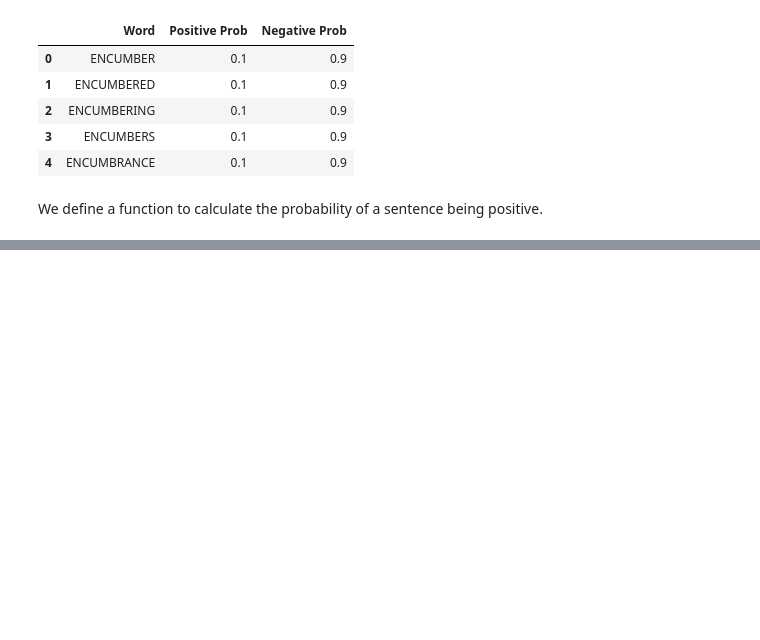
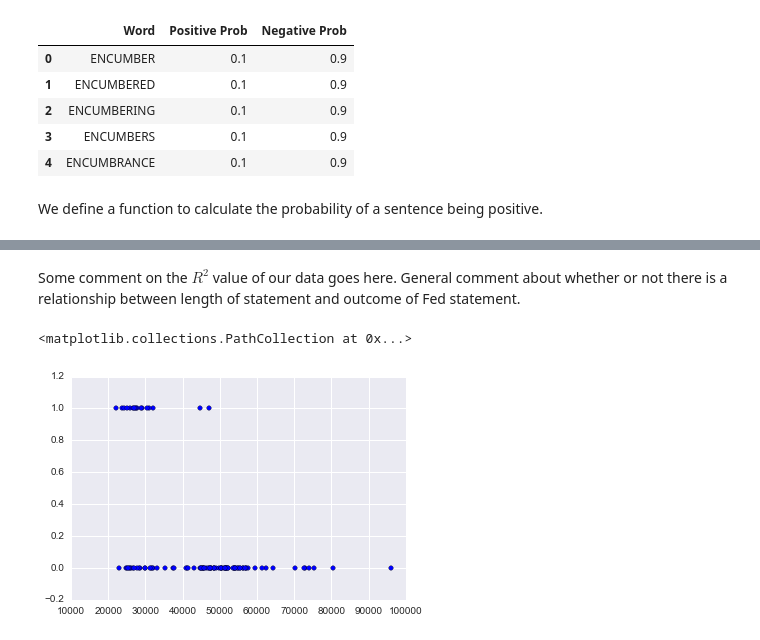
Before and after one commit to jamescurtin/cs109_fp, a Jupyter notebook: george/Sentiment Analysis-gz1.ipynb, the cells around one changed output, grey strips where cells are left out. Saved outputs shown, nothing was run; the diff lists cells and outputs as text; code cells hidden in the pictures; blank space fills up the shorter version.

```diff
--- a/george/Sentiment Analysis-gz1.ipynb
+++ b/george/Sentiment Analysis-gz1.ipynb
@@ -325,0 +259,6 @@ TODO:
+# %%
+len(fomc_mins)
+for key in fomc_mins.keys():
+    if key not in decisions.keys():
+        decisions[key] = [0,0,0,0,0]
+len(fomc_mins.keys())
@@ -326,3 +267,15 @@ TODO:
+# %%
+X = []; y = []
+for key in fomc_mins.keys():
+    l = []
+    adjs = fomc_parts[key][1]
+    for adjlist in adjs:
+        for a in adjlist:
+            l.append(a)
+    X.append(l)
+    y.append(decisions[key][2])
+X = np.array(X)
+y = np.array(y)
 # %%
 from sklearn.cross_validation import train_test_split
 itrain, itest = train_test_split(xrange(len(X)), train_size=0.7)
@@ -535,0 +539,8 @@ def modified_calc_pplus(adjlist, dict_probs, lp, ln, pp, pn):
+# %%
+length = []
+for key in fomc_mins.keys():
+    new = (len(pq(fomc_mins[key]).text()),decisions[key][2])
+    length.append(new)
+
+length_data = pd.DataFrame(length, columns = ["Length", "Y"])
+length_data.head()
@@ -535,0 +579,12 @@ def modified_calc_pplus(adjlist, dict_probs, lp, ln, pp, pn):
+# %%
+for key in decisions.keys():
+    if decisions[key][2] == -1:
+        decisions[key][2] = 0
+
+length = []
+for key in fomc_mins.keys():
+    new = (len(pq(fomc_mins[key]).text()),decisions[key][2])
+    length.append(new)
+
+length_data = pd.DataFrame(length, columns = ["Length", "Y"])
+length_data.head()
@@ -535,0 +620,7 @@ def modified_calc_pplus(adjlist, dict_probs, lp, ln, pp, pn):
+# %% [markdown]
+Some comment on the $R^2$ value of our data goes here. General comment about whether or not there is a relationship between length of statement and outcome of Fed statement.
+# %%
+plt.scatter(length_data['Length'], length_data['Y'])
+# %% [output]
+<matplotlib.collections.PathCollection at 0x...>
+[figure, added]
```
Also changed, not shown: parts of 59 cells of this notebook.
